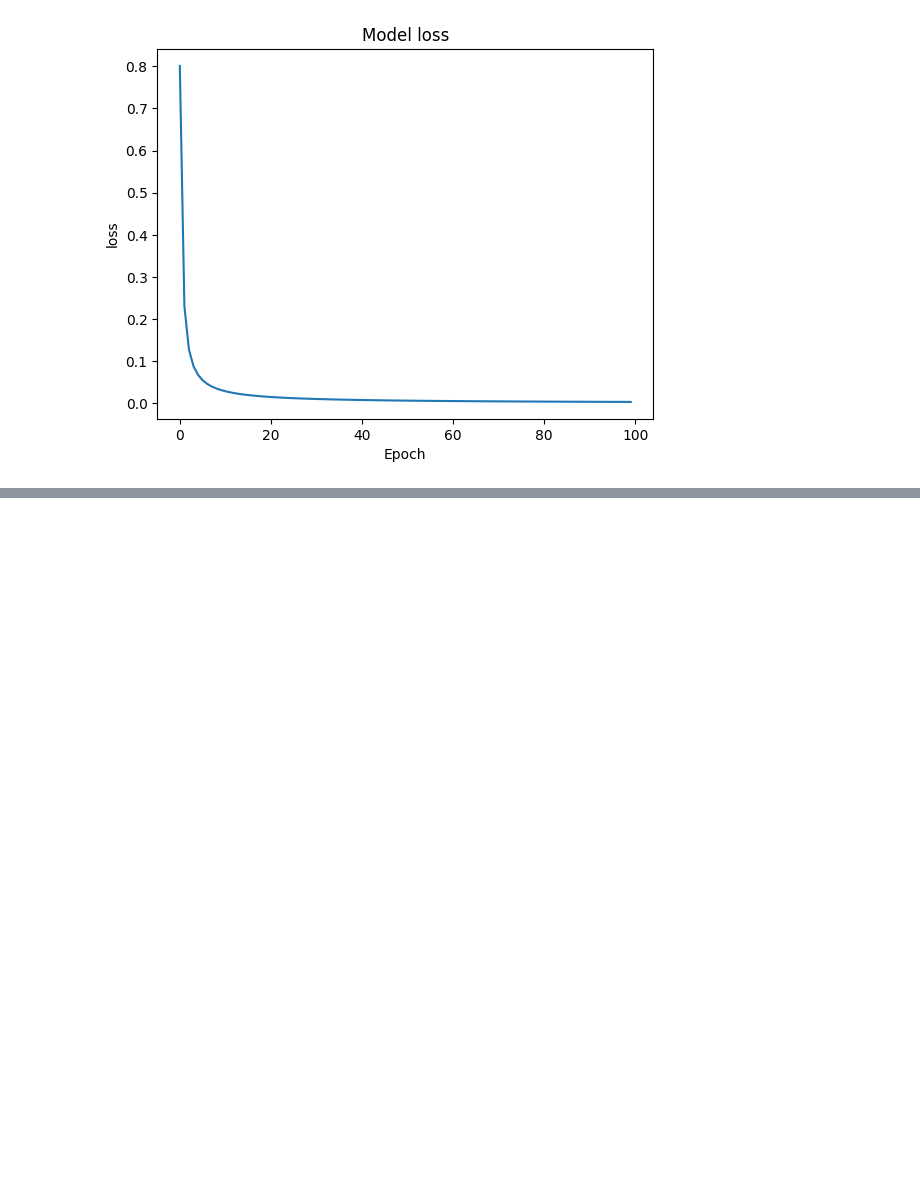
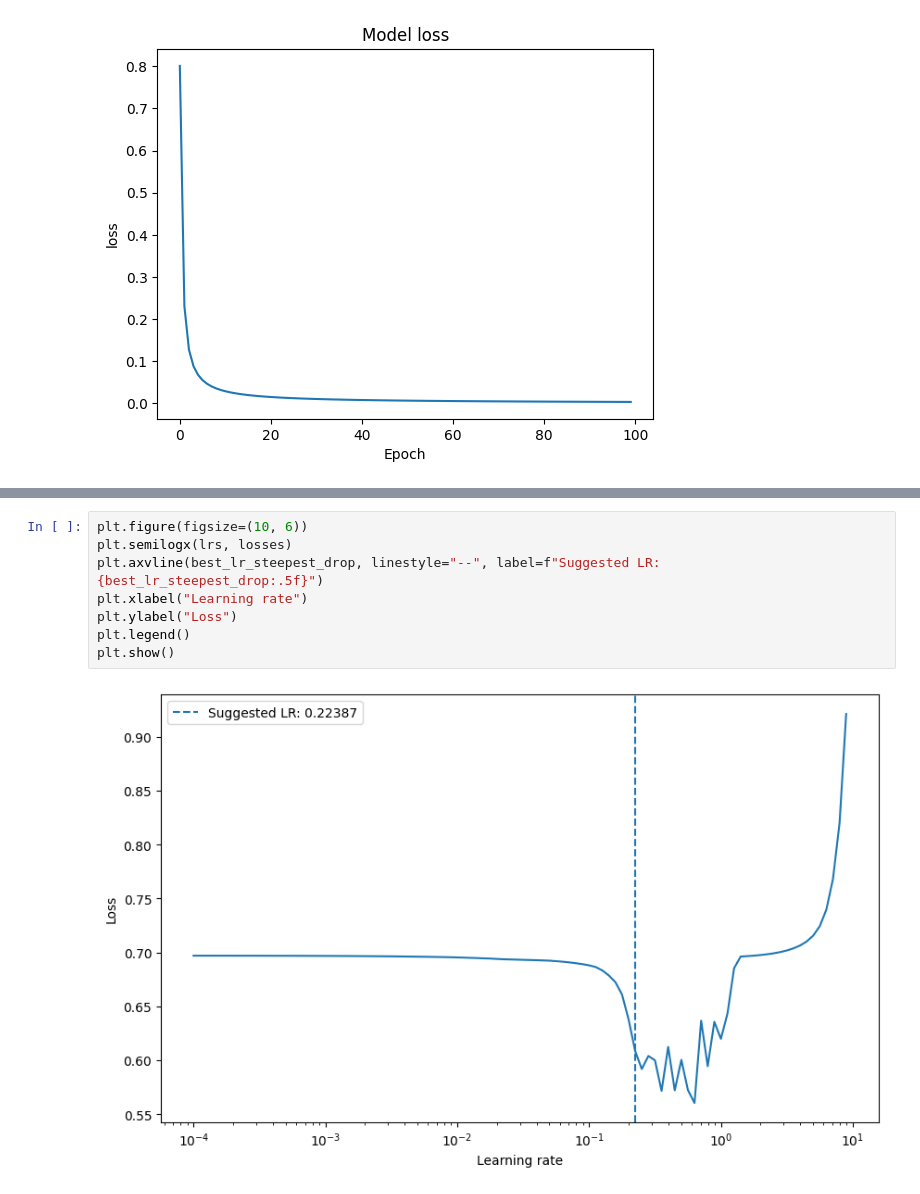
Before and after one commit to rashalismath2/ML, a Jupyter notebook: NN/Tensorflow intro.ipynb, the cells around one changed output, grey strips where cells are left out. Drawn from its saved outputs; the diff is of its cells as text; blank space fills up the shorter version.

```diff
--- a/NN/Tensorflow intro.ipynb
+++ b/NN/Tensorflow intro.ipynb
@@ -440,0 +518,10 @@ plt.show()
+# %%
+plt.figure(figsize=(10, 6))
+plt.semilogx(lrs, losses)
+plt.axvline(best_lr_steepest_drop, linestyle="--", label=f"Suggested LR: {best_lr_steepest_drop:.5f}")
+plt.xlabel("Learning rate")
+plt.ylabel("Loss")
+plt.legend()
+plt.show()
+# %% [output]
+[figure, added]
```
Also changed, not shown: parts of 12 cells of this notebook, 4 other files.
